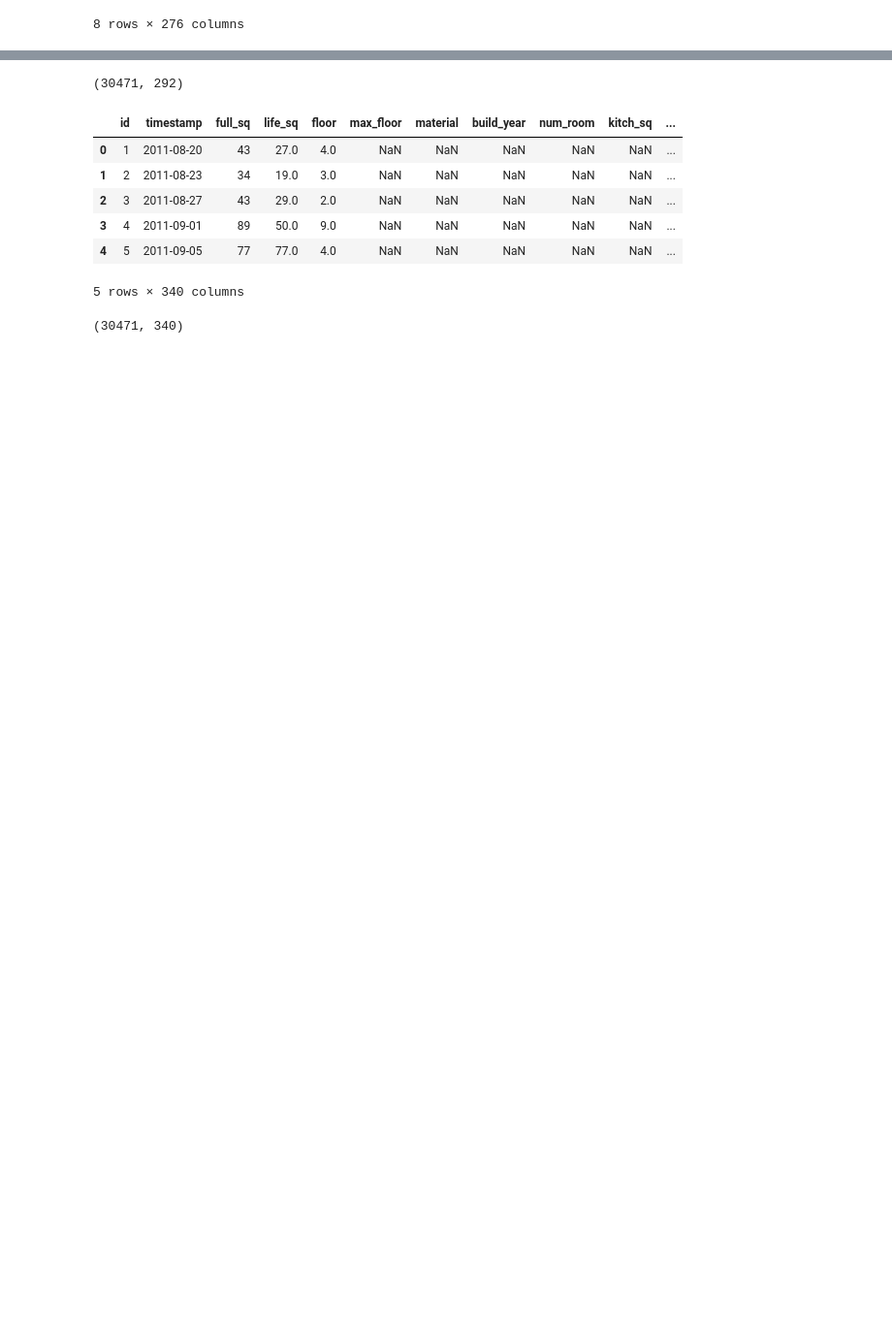
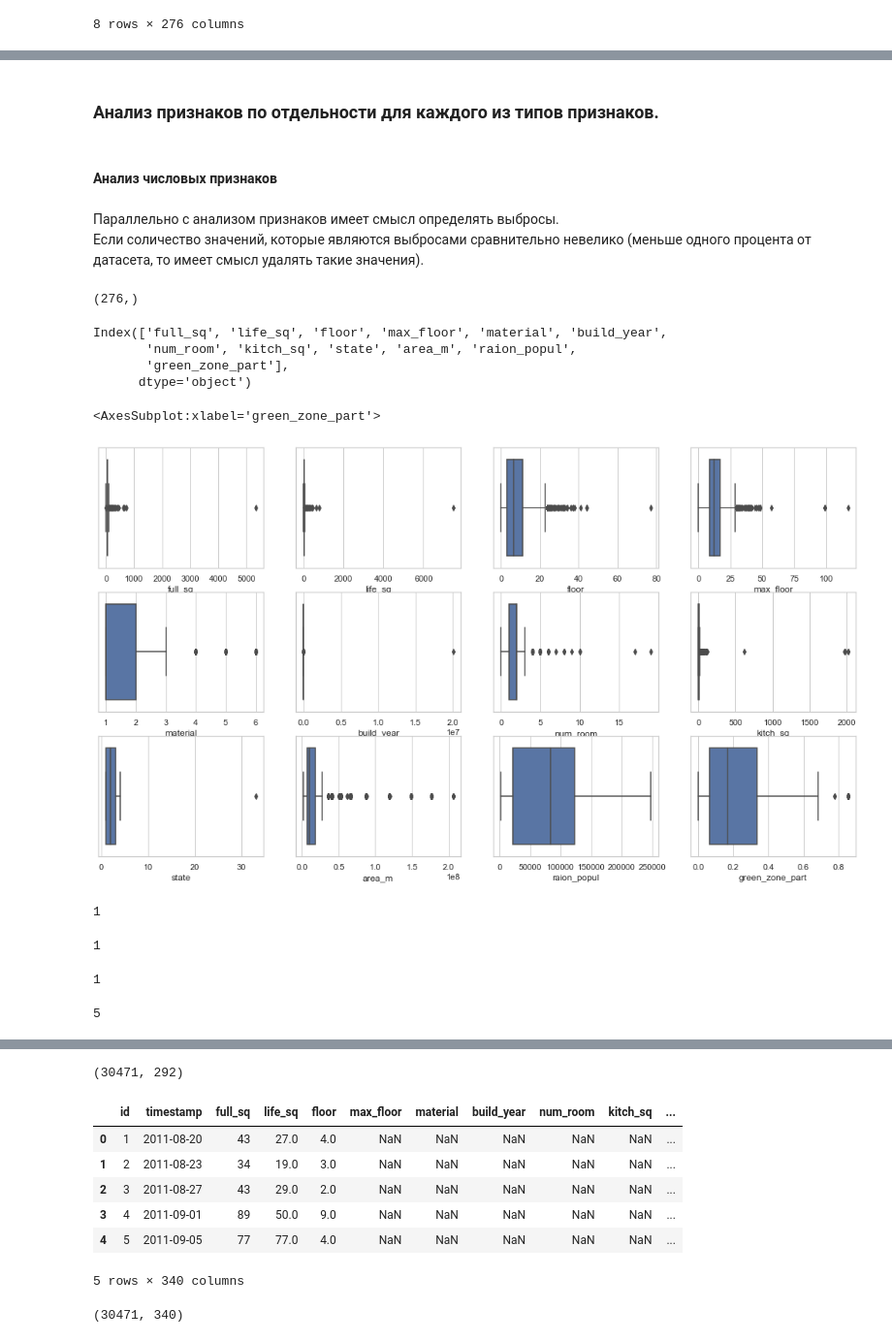
Before and after one commit to fandom170/GB_Final, a Jupyter notebook: Sberbank_estate_model.ipynb, the cells around one changed output, grey strips where cells are left out. Shown at 97% size. Drawn from its saved outputs; the diff is of its cells as text; code cells hidden in the pictures; blank space fills up the shorter version.

Commit message:
continue working with data pre-processing

```diff
--- a/Sberbank_estate_model.ipynb
+++ b/Sberbank_estate_model.ipynb
@@ -128,0 +172,51 @@ ax = sns.boxplot(x = df.floor)
+# %% [markdown]
+### Анализ признаков по отдельности для каждого из типов признаков.
+# %% [markdown]
+#### Анализ числовых признаков
+# %% [markdown]
+Параллельно с анализом признаков имеет смысл определять выбросы.
+Если соличество значений, которые являются выбросами сравнительно невелико (меньше одного процента от датасета, то имеет смысл удалять такие значения).
+# %%
+num_features.shape
+# %% [output]
+(276,)
+# %%
+num_features[1:13]
+# %% [output]
+Index(['full_sq', 'life_sq', 'floor', 'max_floor', 'material', 'build_year',
+       'num_room', 'kitch_sq', 'state', 'area_m', 'raion_popul',
+       'green_zone_part'],
+      dtype='object')
+# %%
+fig, axes = plt.subplots(3, 4, figsize=(18, 10))
+sns.boxplot(ax=axes[0, 0], data=df, x='full_sq')
+sns.boxplot(ax=axes[0, 1], data=df, x='life_sq')
+sns.boxplot(ax=axes[0, 2], data=df, x='floor')
+sns.boxplot(ax=axes[0, 3], data=df, x='max_floor')
+sns.boxplot(ax=axes[1, 0], data=df, x='material')
+sns.boxplot(ax=axes[1, 1], data=df, x='build_year')
+sns.boxplot(ax=axes[1, 2], data=df, x='num_room')
+sns.boxplot(ax=axes[1, 3], data=df, x='kitch_sq')
+sns.boxplot(ax=axes[2, 0], data=df, x='state')
+sns.boxplot(ax=axes[2, 1], data=df, x='area_m')
+sns.boxplot(ax=axes[2, 2], data=df, x='raion_popul')
+sns.boxplot(ax=axes[2, 3], data=df, x='green_zone_part')
+# %% [output]
+<AxesSubplot:xlabel='green_zone_part'>
+[figure, added]
+# %%
+df[df['full_sq'] > 1000]['full_sq'].count()
+# %% [output]
+1
+# %%
+df[df['life_sq'] > 1000]['life_sq'].count()
+# %% [output]
+1
+# %%
+df[df['floor'] > 50]['floor'].count()
+# %% [output]
+1
+# %%
+df[df['max_floor'] > 50]['max_floor'].count()
+# %% [output]
+5
```
Also changed, not shown: parts of 31 cells of this notebook.
